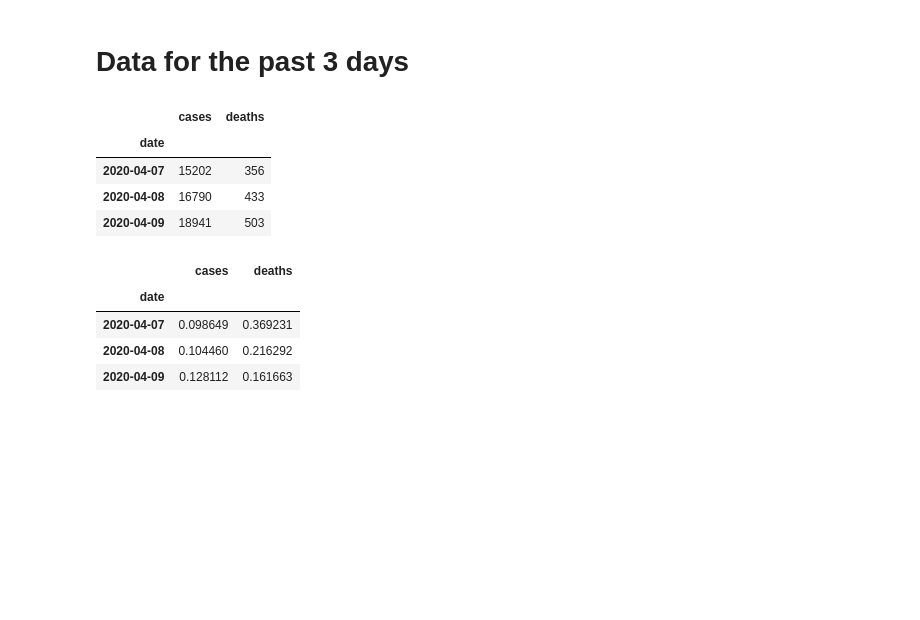
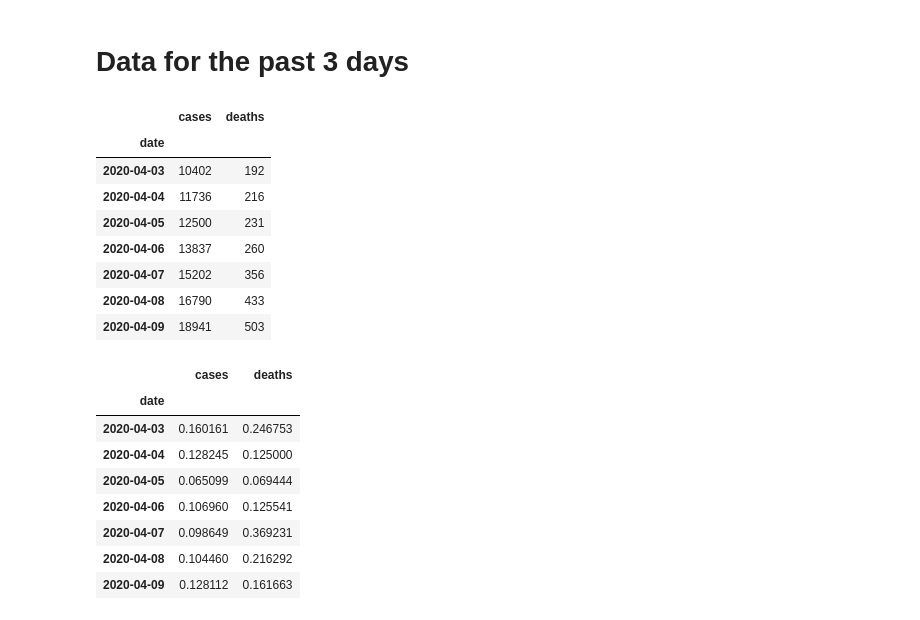
Before and after one commit to rscarvalho/coronavirus-daily-report, a Jupyter notebook: Plots.ipynb, the cells around one changed output. Saved outputs shown, nothing was run; the diff lists cells and outputs as text; code cells hidden in the pictures; blank space fills up the shorter version.

```diff
--- a/Plots.ipynb
+++ b/Plots.ipynb
@@ -42,18 +42,26 @@ plt.show()
 # %% [markdown]
    # Data for the past 3 days
 # %%
-df[-3:]
+df[-7:]
 # %% [output]
 |  | cases | deaths |
 | date |  |  |
+| 2020-04-03 | 10402 | 192 |
+| 2020-04-04 | 11736 | 216 |
+| 2020-04-05 | 12500 | 231 |
+| 2020-04-06 | 13837 | 260 |
 | 2020-04-07 | 15202 | 356 |
 | 2020-04-08 | 16790 | 433 |
 | 2020-04-09 | 18941 | 503 |
 # %%
-df.pct_change().iloc[-3:]
+df.pct_change().iloc[-7:]
 # %% [output]
 |  | cases | deaths |
 | date |  |  |
+| 2020-04-03 | 0.160161 | 0.246753 |
+| 2020-04-04 | 0.128245 | 0.125000 |
+| 2020-04-05 | 0.065099 | 0.069444 |
+| 2020-04-06 | 0.106960 | 0.125541 |
 | 2020-04-07 | 0.098649 | 0.369231 |
 | 2020-04-08 | 0.104460 | 0.216292 |
 | 2020-04-09 | 0.128112 | 0.161663 |
```
